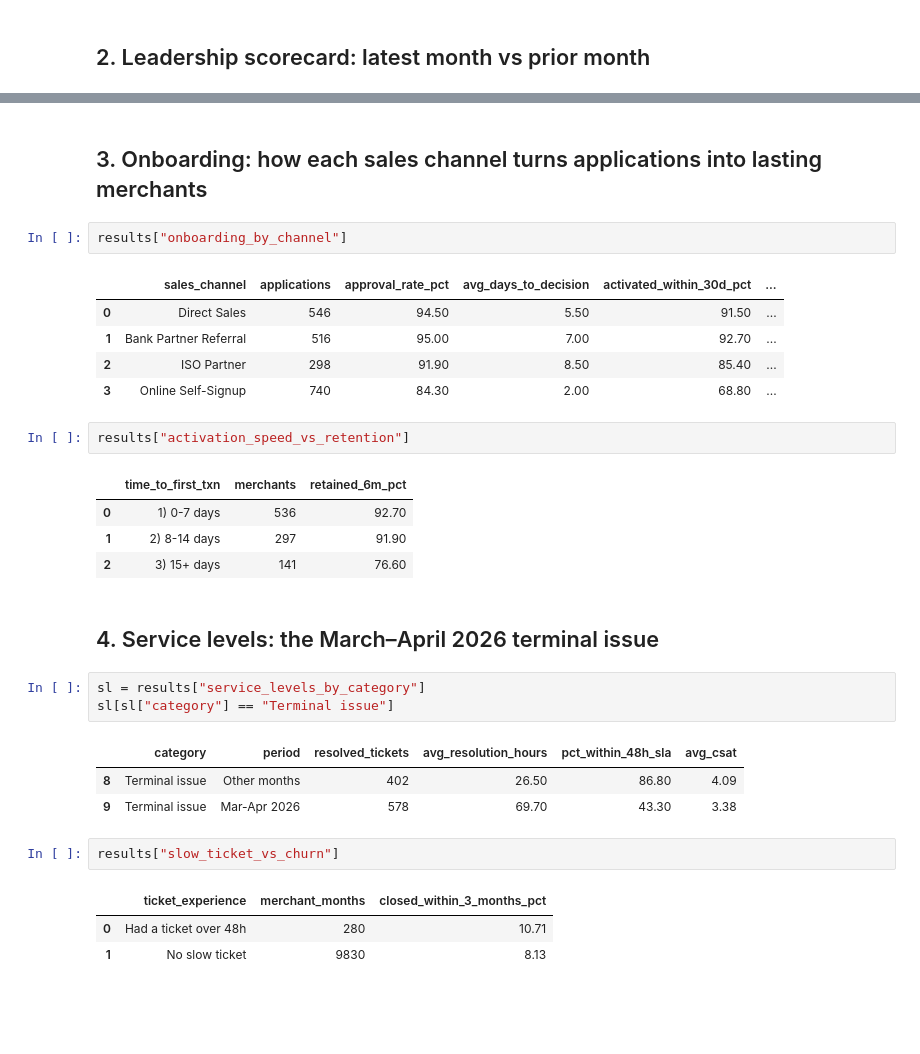
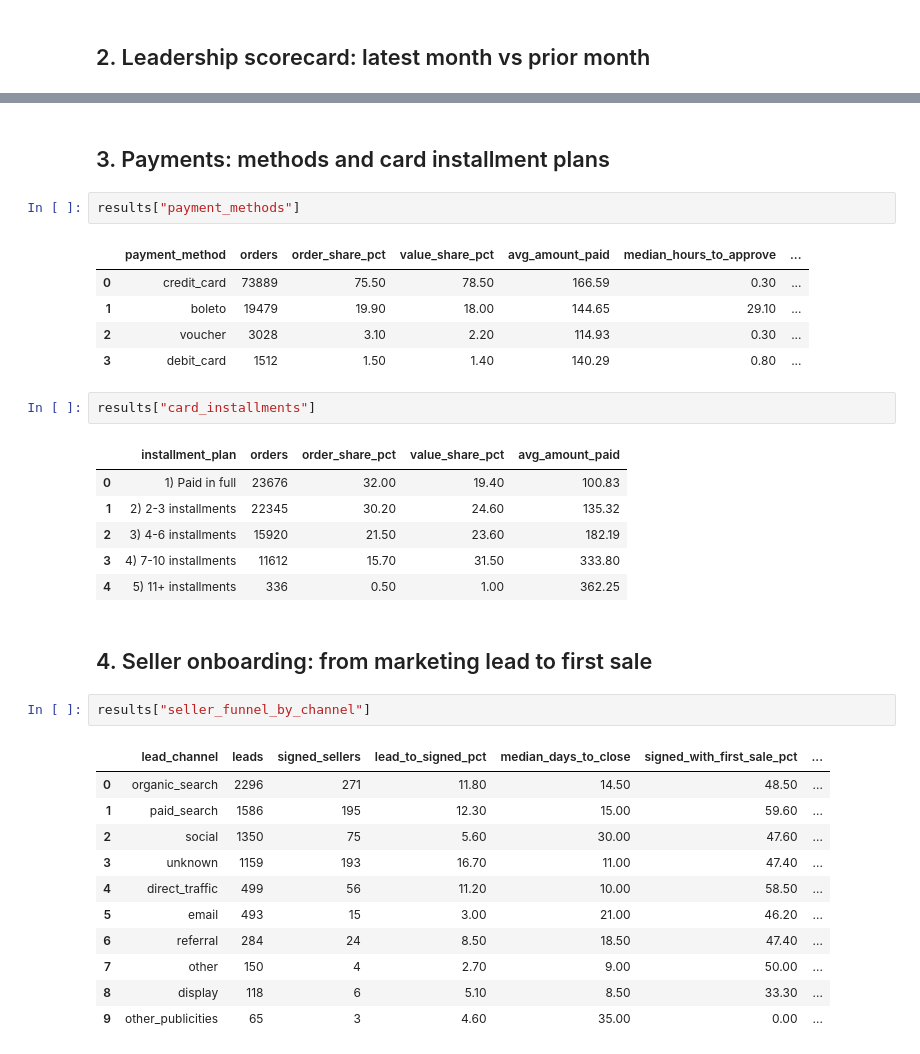
Before and after one commit to shway-jiang/data-analytics-portfolio, a Jupyter notebook: merchant-payments-scorecard/notebooks/monthly_refresh.ipynb, the cells around one changed output, grey strips where cells are left out. Saved outputs shown, nothing was run; the diff lists cells and outputs as text; blank space fills up the shorter version.

```diff
--- a/merchant-payments-scorecard/notebooks/monthly_refresh.ipynb
+++ b/merchant-payments-scorecard/notebooks/monthly_refresh.ipynb
@@ -66,32 +69,35 @@ summary
-# %% [markdown]
-## 3. Onboarding: how each sales channel turns applications into lasting merchants
+# %% [markdown]
+## 3. Payments: methods and card installment plans
 # %%
-results["onboarding_by_channel"]
+results["payment_methods"]
 # %% [output]
-|  | sales_channel | applications | approval_rate_pct | avg_days_to_decision | activated_within_30d_pct | ... |
-| 0 | Direct Sales | 546 | 94.50 | 5.50 | 91.50 | ... |
-| 1 | Bank Partner Referral | 516 | 95.00 | 7.00 | 92.70 | ... |
-| 2 | ISO Partner | 298 | 91.90 | 8.50 | 85.40 | ... |
-| 3 | Online Self-Signup | 740 | 84.30 | 2.00 | 68.80 | ... |
+|  | payment_method | orders | order_share_pct | value_share_pct | avg_amount_paid | median_hours_to_approve | ... |
+| 0 | credit_card | 73889 | 75.50 | 78.50 | 166.59 | 0.30 | ... |
+| 1 | boleto | 19479 | 19.90 | 18.00 | 144.65 | 29.10 | ... |
+| 2 | voucher | 3028 | 3.10 | 2.20 | 114.93 | 0.30 | ... |
+| 3 | debit_card | 1512 | 1.50 | 1.40 | 140.29 | 0.80 | ... |
 # %%
-results["activation_speed_vs_retention"]
+results["card_installments"]
 # %% [output]
-|  | time_to_first_txn | merchants | retained_6m_pct |
-| 0 | 1) 0-7 days | 536 | 92.70 |
-| 1 | 2) 8-14 days | 297 | 91.90 |
-| 2 | 3) 15+ days | 141 | 76.60 |
+|  | installment_plan | orders | order_share_pct | value_share_pct | avg_amount_paid |
+| 0 | 1) Paid in full | 23676 | 32.00 | 19.40 | 100.83 |
+| 1 | 2) 2-3 installments | 22345 | 30.20 | 24.60 | 135.32 |
+| 2 | 3) 4-6 installments | 15920 | 21.50 | 23.60 | 182.19 |
+| 3 | 4) 7-10 installments | 11612 | 15.70 | 31.50 | 333.80 |
+| 4 | 5) 11+ installments | 336 | 0.50 | 1.00 | 362.25 |
-# %% [markdown]
-## 4. Service levels: the March–April 2026 terminal issue
-# %%
-sl = results["service_levels_by_category"]
-sl[sl["category"] == "Terminal issue"]
-# %% [output]
-|  | category | period | resolved_tickets | avg_resolution_hours | pct_within_48h_sla | avg_csat |
-| 8 | Terminal issue | Other months | 402 | 26.50 | 86.80 | 4.09 |
-| 9 | Terminal issue | Mar-Apr 2026 | 578 | 69.70 | 43.30 | 3.38 |
+# %% [markdown]
+## 4. Seller onboarding: from marketing lead to first sale
 # %%
-results["slow_ticket_vs_churn"]
+results["seller_funnel_by_channel"]
 # %% [output]
-|  | ticket_experience | merchant_months | closed_within_3_months_pct |
-| 0 | Had a ticket over 48h | 280 | 10.71 |
-| 1 | No slow ticket | 9830 | 8.13 |
+|  | lead_channel | leads | signed_sellers | lead_to_signed_pct | median_days_to_close | signed_with_first_sale_pct | ... |
+| 0 | organic_search | 2296 | 271 | 11.80 | 14.50 | 48.50 | ... |
+| 1 | paid_search | 1586 | 195 | 12.30 | 15.00 | 59.60 | ... |
+| 2 | social | 1350 | 75 | 5.60 | 30.00 | 47.60 | ... |
+| 3 | unknown | 1159 | 193 | 16.70 | 11.00 | 47.40 | ... |
+| 4 | direct_traffic | 499 | 56 | 11.20 | 10.00 | 58.50 | ... |
+| 5 | email | 493 | 15 | 3.00 | 21.00 | 46.20 | ... |
+| 6 | referral | 284 | 24 | 8.50 | 18.50 | 47.40 | ... |
+| 7 | other | 150 | 4 | 2.70 | 9.00 | 50.00 | ... |
+| 8 | display | 118 | 6 | 5.10 | 8.50 | 33.30 | ... |
+| 9 | other_publicities | 65 | 3 | 4.60 | 35.00 | 0.00 | ... |
```
Also changed, not shown: parts of 11 cells of this notebook, 48 other files.
